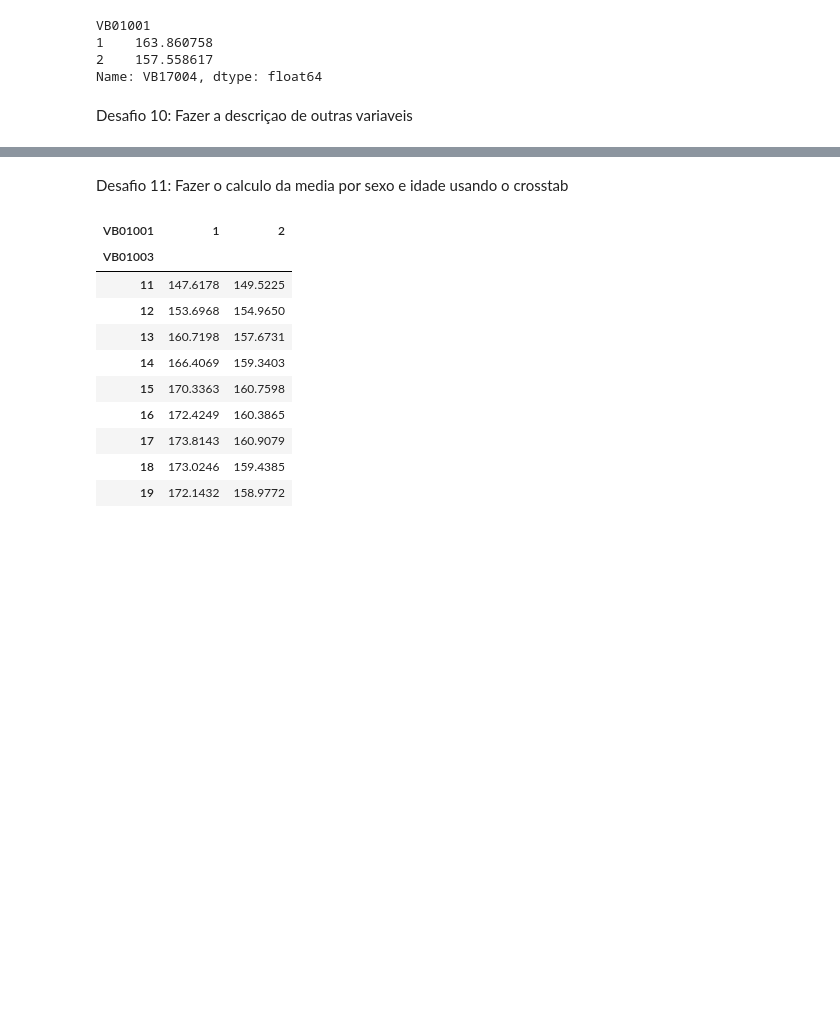
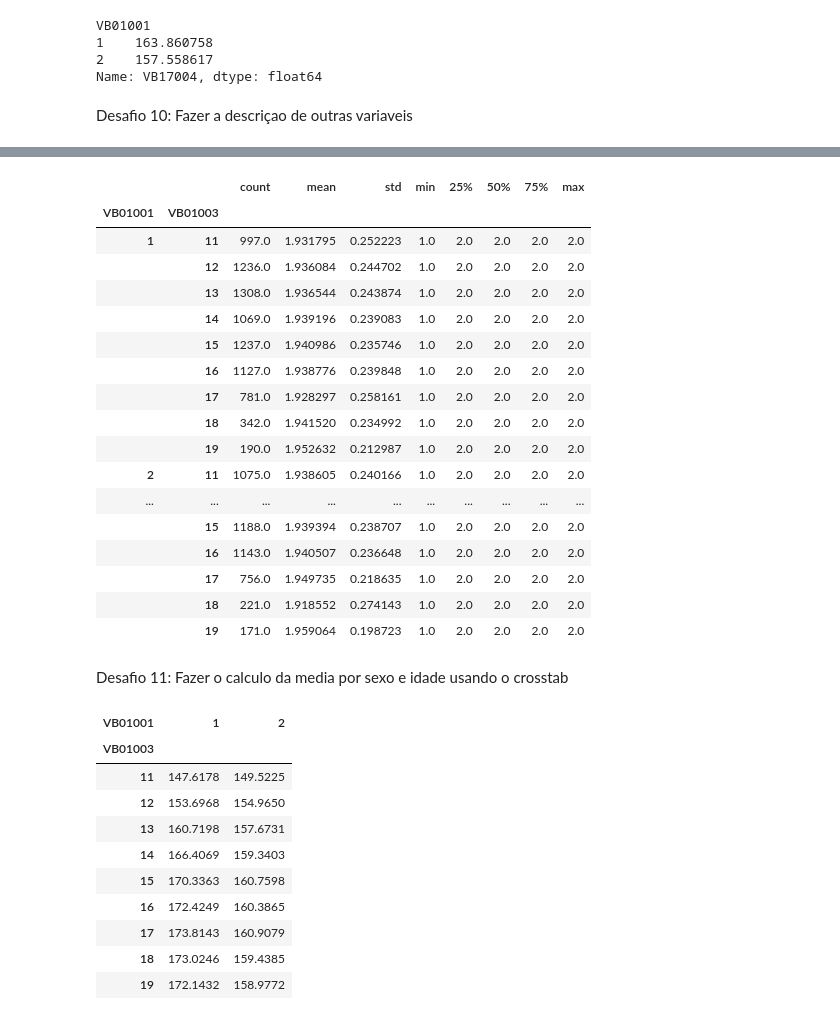
Before and after one commit to Igor-Arantes/Bootcamp-Data-Science-Aplicada, a Jupyter notebook: Modulo 3 - Análise descritiva e testes estatísticos/Análise descritiva e testes estatísticos com Dados do IBGE.ipynb, the cells around one changed output, grey strips where cells are left out. Drawn from its saved outputs; the diff is of its cells as text; code cells hidden in the pictures; blank space fills up the shorter version.

```diff
--- a/Modulo 3 - Análise descritiva e testes estatísticos/Análise descritiva e testes estatísticos com Dados do IBGE.ipynb
+++ b/Modulo 3 - Análise descritiva e testes estatísticos/Análise descritiva e testes estatísticos com Dados do IBGE.ipynb
@@ -563,3 +589,24 @@ Name: VB17004, dtype: float64
+# %%
+dados.groupby(['VB01001','VB01003'])['VB17005'].describe()
+# %% [output]
+|  |  | count | mean | std | min | 25% | 50% | 75% | max |
+| VB01001 | VB01003 |  |  |  |  |  |  |  |  |
+| 1 | 11 | 997.0 | 1.931795 | 0.252223 | 1.0 | 2.0 | 2.0 | 2.0 | 2.0 |
+|  | 12 | 1236.0 | 1.936084 | 0.244702 | 1.0 | 2.0 | 2.0 | 2.0 | 2.0 |
+|  | 13 | 1308.0 | 1.936544 | 0.243874 | 1.0 | 2.0 | 2.0 | 2.0 | 2.0 |
+|  | 14 | 1069.0 | 1.939196 | 0.239083 | 1.0 | 2.0 | 2.0 | 2.0 | 2.0 |
+|  | 15 | 1237.0 | 1.940986 | 0.235746 | 1.0 | 2.0 | 2.0 | 2.0 | 2.0 |
+|  | 16 | 1127.0 | 1.938776 | 0.239848 | 1.0 | 2.0 | 2.0 | 2.0 | 2.0 |
+|  | 17 | 781.0 | 1.928297 | 0.258161 | 1.0 | 2.0 | 2.0 | 2.0 | 2.0 |
+|  | 18 | 342.0 | 1.941520 | 0.234992 | 1.0 | 2.0 | 2.0 | 2.0 | 2.0 |
+|  | 19 | 190.0 | 1.952632 | 0.212987 | 1.0 | 2.0 | 2.0 | 2.0 | 2.0 |
+| 2 | 11 | 1075.0 | 1.938605 | 0.240166 | 1.0 | 2.0 | 2.0 | 2.0 | 2.0 |
+| ... | ... | ... | ... | ... | ... | ... | ... | ... | ... |
+|  | 15 | 1188.0 | 1.939394 | 0.238707 | 1.0 | 2.0 | 2.0 | 2.0 | 2.0 |
+|  | 16 | 1143.0 | 1.940507 | 0.236648 | 1.0 | 2.0 | 2.0 | 2.0 | 2.0 |
+|  | 17 | 756.0 | 1.949735 | 0.218635 | 1.0 | 2.0 | 2.0 | 2.0 | 2.0 |
+|  | 18 | 221.0 | 1.918552 | 0.274143 | 1.0 | 2.0 | 2.0 | 2.0 | 2.0 |
+|  | 19 | 171.0 | 1.959064 | 0.198723 | 1.0 | 2.0 | 2.0 | 2.0 | 2.0 |
 # %% [markdown]
 Desafio 11: Fazer o calculo da media por sexo e idade usando o crosstab
 # %%
```
Also changed, not shown: parts of 16 cells of this notebook.
